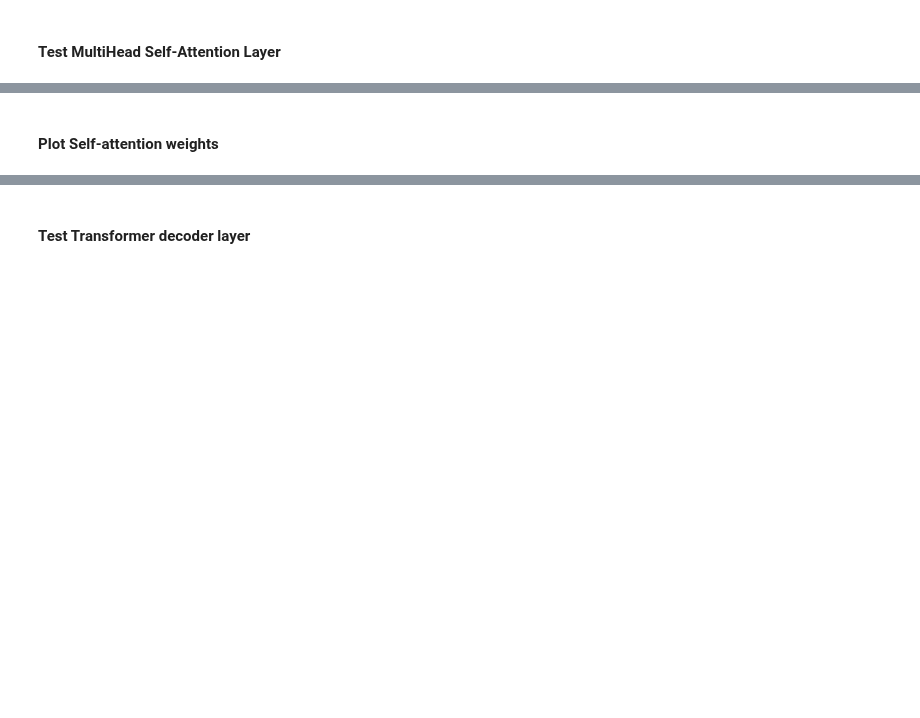
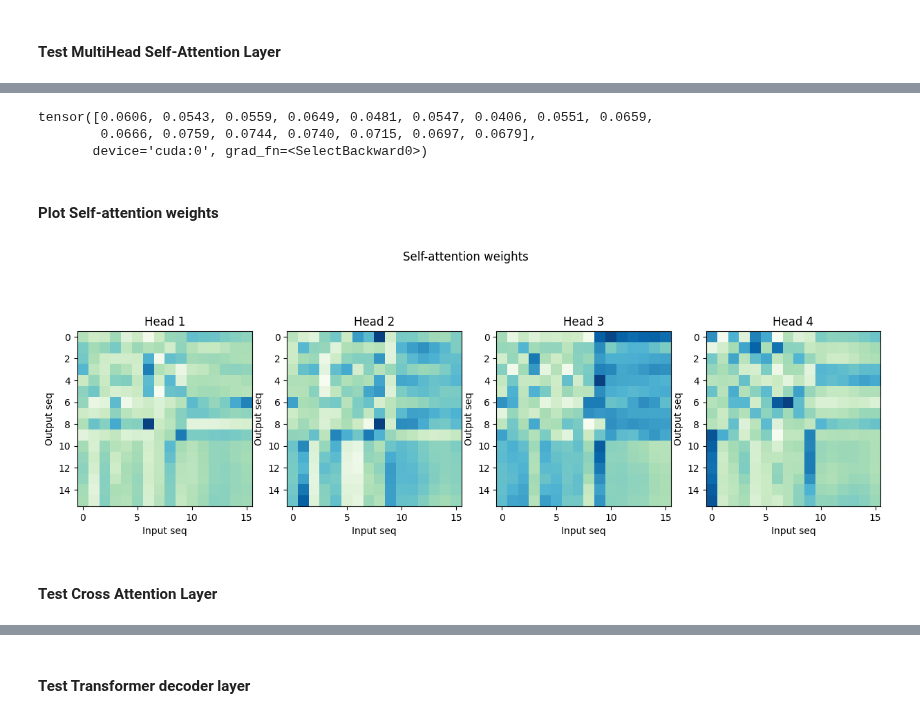
Before and after one commit to dric2018/smf_be, a Jupyter notebook: notebooks/Model.ipynb, the cells around one changed output, grey strips where cells are left out. Drawn from its saved outputs; the diff is of its cells as text; code cells hidden in the pictures; blank space fills up the shorter version.

```diff
--- a/notebooks/Model.ipynb
+++ b/notebooks/Model.ipynb
@@ -313,4 +311,5 @@ outp_seq_lens = sample["motor_cmd"]["length"]
 # %%
-# mhsa = MultiHeadSelfAttention().cuda()
-# print(mhsa)
-# summary(mhsa)
+mhsa = MultiHeadSelfAttention(num_heads=4).cuda()
+mhsa.eval()
+print(mhsa)
+summary(mhsa)
@@ -317,4 +349,12 @@ outp_seq_lens = sample["motor_cmd"]["length"]
 # %%
-# mem, attn_w = mhsa(inp=learned_tokens, return_weights=True)
+%%time
 
-# mem.shape, attn_w.shape
+mem, attn_w = mhsa(
+    q=inp_emb,
+    k=inp_emb,
+    v=inp_emb,
+    mask=sample["target_mask"].cuda(),
+    return_weights=True
+)
+
+mem.shape, attn_w.shape
@@ -321,5 +365,15 @@ outp_seq_lens = sample["motor_cmd"]["length"]
+# %%
+attn_w[0, 0, 0]
+# %% [output]
+tensor([0.0606, 0.0543, 0.0559, 0.0649, 0.0481, 0.0547, 0.0406, 0.0551, 0.0659,
+        0.0666, 0.0759, 0.0744, 0.0740, 0.0715, 0.0697, 0.0679],
+       device='cuda:0', grad_fn=<SelectBackward0>)
 # %% [markdown]
 #### Plot Self-attention weights
 # %%
-# plot_self_attention(attn_w)
-# plot_self_attention(attn_w, example_idx=2)
+plot_attention(attn_w)
+# plot_attention(attn_w, example_idx=2)
+# %% [output]
+[figure, added]
+# %% [markdown]
+#### Test Cross Attention Layer
```
Also changed, not shown: parts of 43 cells of this notebook, 5 other files.
